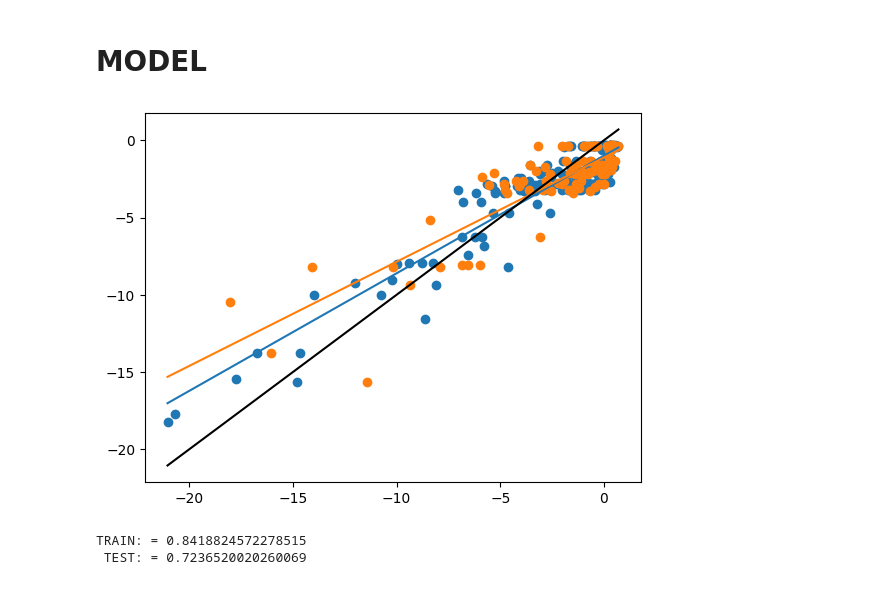
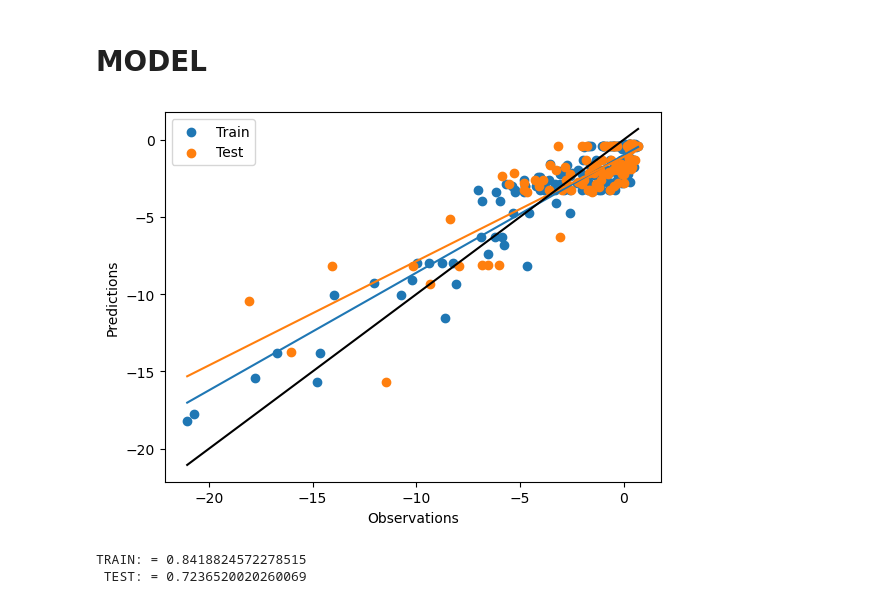
Before and after one commit to matqsarlab/QSAR_Lab, a Jupyter notebook: Adsorption_Model/Model2/adsorption_model.ipynb, the cells around one changed output. Drawn from its saved outputs; the diff is of its cells as text; code cells hidden in the pictures.

```diff
--- a/Adsorption_Model/Model2/adsorption_model.ipynb
+++ b/Adsorption_Model/Model2/adsorption_model.ipynb
@@ -148,16 +148,21 @@ CV = 0.7292661190628191
 popt_train, pcovtrn = curve_fit(linear, y_train, y_train_pred)
 popt_test, pcovtst = curve_fit(linear, y_test, y_test_pred)
 # %%
-plt.scatter(y_train,y_train_pred)
+plt.scatter(y_train,y_train_pred, label="Train")
 plt.plot(y_train, linear(y_train, popt_train[0],popt_train[1]))
 
-plt.scatter(y_test, y_test_pred)
+plt.scatter(y_test, y_test_pred, label="Test")
 plt.plot(y_train, linear(y_train, popt_test[0],popt_test[1]))
 
+plt.xlabel("Observations")
+plt.ylabel("Predictions")
+
 plt.plot(y_train, y_train, c="black")
+
+plt.legend()
 plt.show()
 # %% [output]
-[figure, old version]
+[figure, new version]
 # %%
 print(f"TRAIN: = {model.score(np.array(X_train), y_train)}")
 print(f" TEST: = {model.score(np.array(X_test), y_test)}")
```
Also changed, not shown: parts of 3 cells of this notebook.
